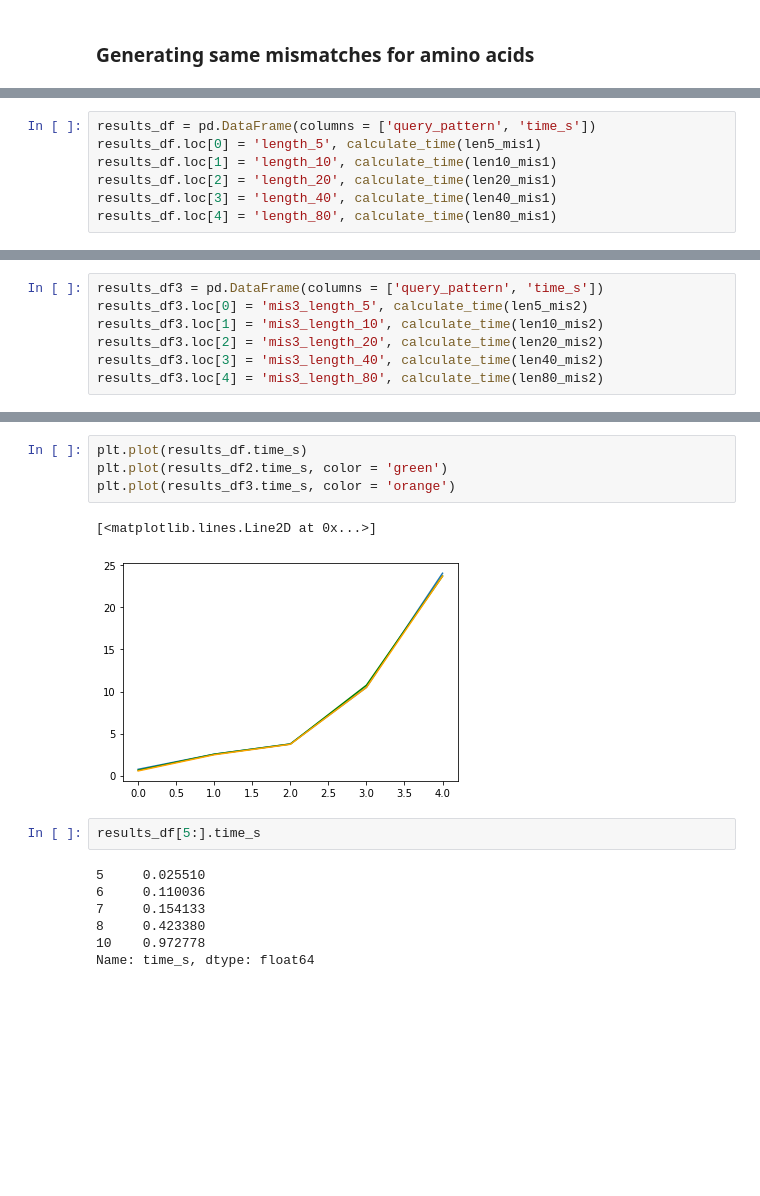
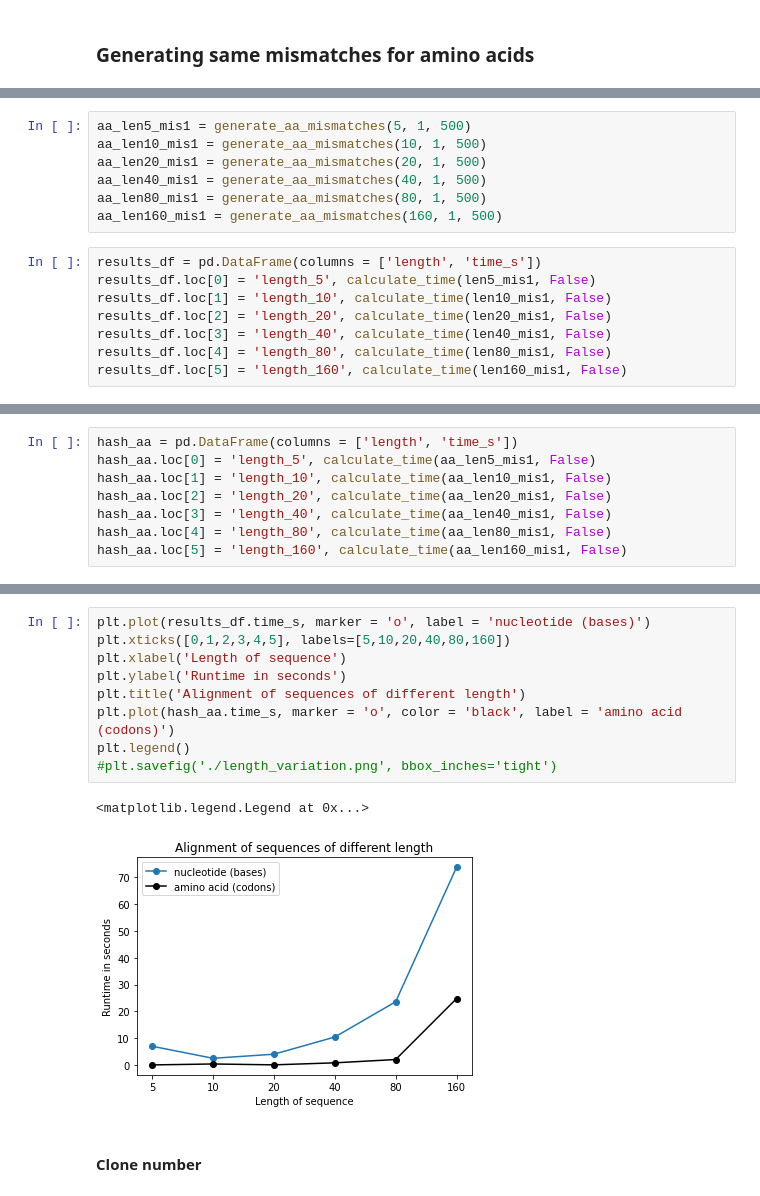
Before and after one commit to jbreynier/tcr_aligner, a Jupyter notebook: test_seqs.ipynb, the cells around one changed output, grey strips where cells are left out. Drawn from its saved outputs; the diff is of its cells as text; blank space fills up the shorter version.

```diff
--- a/test_seqs.ipynb
+++ b/test_seqs.ipynb
@@ -176,7 +272,15 @@ plt.ylim(10, 20)
+# %%
+aa_len5_mis1 = generate_aa_mismatches(5, 1, 500)
+aa_len10_mis1 = generate_aa_mismatches(10, 1, 500)
+aa_len20_mis1 = generate_aa_mismatches(20, 1, 500)
+aa_len40_mis1 = generate_aa_mismatches(40, 1, 500)
+aa_len80_mis1 = generate_aa_mismatches(80, 1, 500)
+aa_len160_mis1 = generate_aa_mismatches(160, 1, 500)
 # %%
-results_df = pd.DataFrame(columns = ['query_pattern', 'time_s'])
-results_df.loc[0] = 'length_5', calculate_time(len5_mis1)
-results_df.loc[1] = 'length_10', calculate_time(len10_mis1)
-results_df.loc[2] = 'length_20', calculate_time(len20_mis1)
-results_df.loc[3] = 'length_40', calculate_time(len40_mis1)
-results_df.loc[4] = 'length_80', calculate_time(len80_mis1)
+results_df = pd.DataFrame(columns = ['length', 'time_s'])
+results_df.loc[0] = 'length_5', calculate_time(len5_mis1, False)
+results_df.loc[1] = 'length_10', calculate_time(len10_mis1, False)
+results_df.loc[2] = 'length_20', calculate_time(len20_mis1, False)
+results_df.loc[3] = 'length_40', calculate_time(len40_mis1, False)
+results_df.loc[4] = 'length_80', calculate_time(len80_mis1, False)
+results_df.loc[5] = 'length_160', calculate_time(len160_mis1, False)
@@ -213,10 +306,11 @@ Done
 # %%
-results_df3 = pd.DataFrame(columns = ['query_pattern', 'time_s'])
-results_df3.loc[0] = 'mis3_length_5', calculate_time(len5_mis2)
-results_df3.loc[1] = 'mis3_length_10', calculate_time(len10_mis2)
-results_df3.loc[2] = 'mis3_length_20', calculate_time(len20_mis2)
-results_df3.loc[3] = 'mis3_length_40', calculate_time(len40_mis2)
-results_df3.loc[4] = 'mis3_length_80', calculate_time(len80_mis2)
+hash_aa = pd.DataFrame(columns = ['length', 'time_s'])
+hash_aa.loc[0] = 'length_5', calculate_time(aa_len5_mis1, False)
+hash_aa.loc[1] = 'length_10', calculate_time(aa_len10_mis1, False)
+hash_aa.loc[2] = 'length_20', calculate_time(aa_len20_mis1, False)
+hash_aa.loc[3] = 'length_40', calculate_time(aa_len40_mis1, False)
+hash_aa.loc[4] = 'length_80', calculate_time(aa_len80_mis1, False)
+hash_aa.loc[5] = 'length_160', calculate_time(aa_len160_mis1, False)
 # %% [output]
 Aligning with hash
 0 failed to align with hash, running standard pairwise alignment
@@ -236,16 +333,14 @@ Done
-# %%
-plt.plot(results_df.time_s)
-plt.plot(results_df2.time_s, color = 'green')
-plt.plot(results_df3.time_s, color = 'orange')
-# %% [output]
-[<matplotlib.lines.Line2D at 0x...>]
-[figure, removed]
-# %%
-results_df[5:].time_s
-# %% [output]
-5     0.025510
-6     0.110036
-7     0.154133
-8     0.423380
-10    0.972778
-Name: time_s, dtype: float64
+# %%
+plt.plot(results_df.time_s, marker = 'o', label = 'nucleotide (bases)')
+plt.xticks([0,1,2,3,4,5], labels=[5,10,20,40,80,160])
+plt.xlabel('Length of sequence')
+plt.ylabel('Runtime in seconds')
+plt.title('Alignment of sequences of different length')
+plt.plot(hash_aa.time_s, marker = 'o', color = 'black', label = 'amino acid (codons)')
+plt.legend()
+#plt.savefig('./length_variation.png', bbox_inches='tight')
+# %% [output]
+<matplotlib.legend.Legend at 0x...>
+[figure, added]
+# %% [markdown]
+#### Clone number
```
Also changed, not shown: parts of 26 cells of this notebook.
